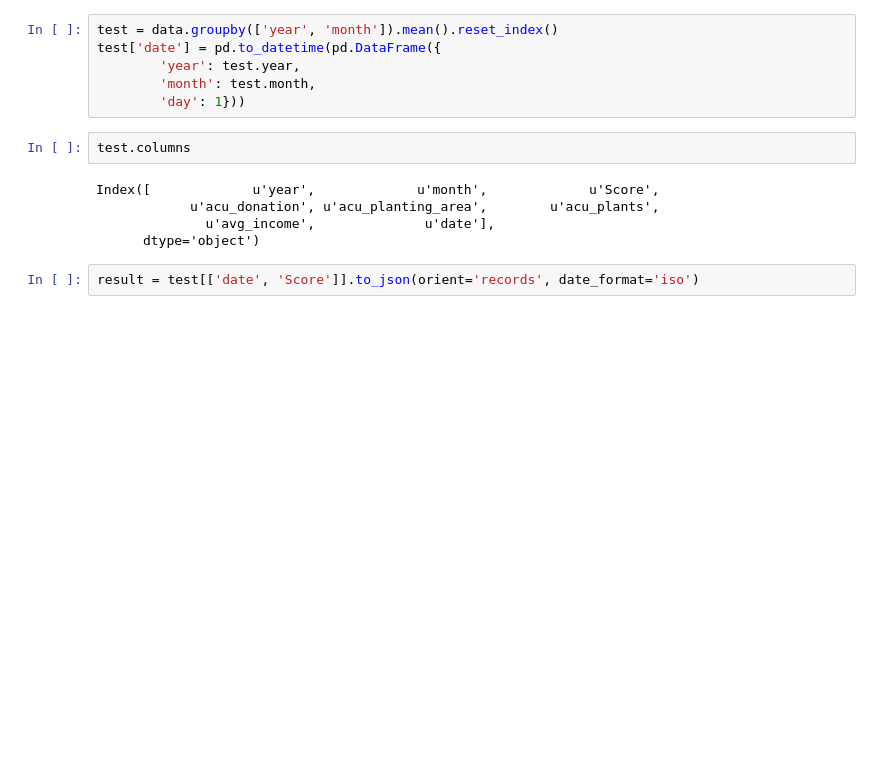
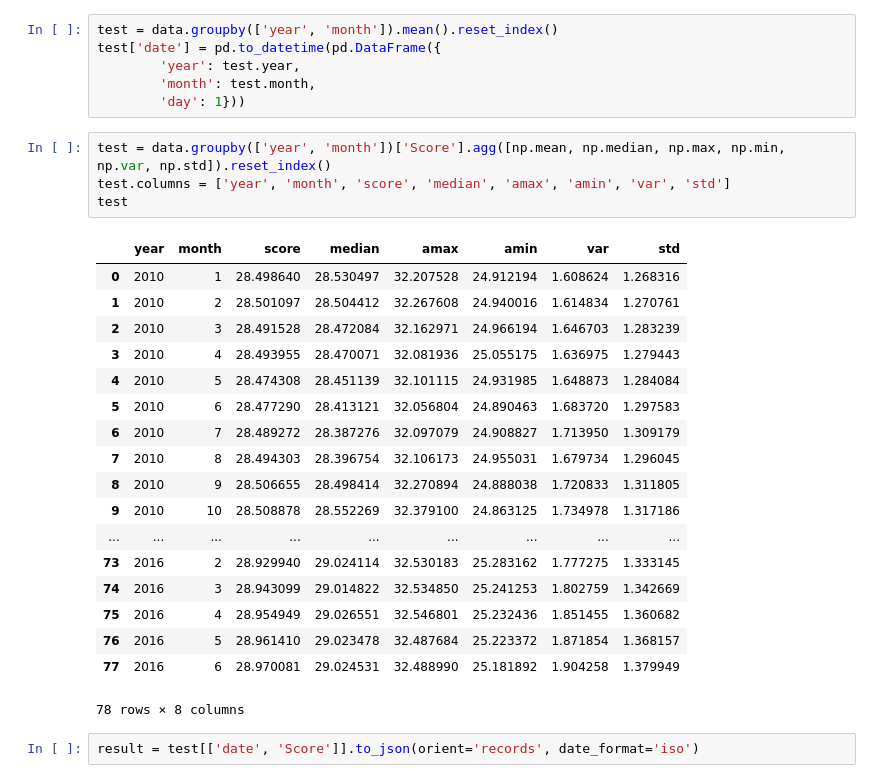
Before and after one commit to impact-learning/demo_backend, a Jupyter notebook: ML.ipynb, the cells around one changed output. Saved outputs shown, nothing was run; the diff lists cells and outputs as text; blank space fills up the shorter version.

```diff
--- a/ML.ipynb
+++ b/ML.ipynb
@@ -483,12 +483,28 @@ test['date'] = pd.to_datetime(pd.DataFrame({
         'year': test.year,
         'month': test.month,
         'day': 1}))
-# %%
-test.columns
-# %% [output]
-Index([             u'year',             u'month',             u'Score',
-            u'acu_donation', u'acu_planting_area',        u'acu_plants',
-              u'avg_income',              u'date'],
-      dtype='object')
+# %%
+test = data.groupby(['year', 'month'])['Score'].agg([np.mean, np.median, np.max, np.min, np.var, np.std]).reset_index()
+test.columns = ['year', 'month', 'score', 'median', 'amax', 'amin', 'var', 'std']
+test
+# %% [output]
+|  | year | month | score | median | amax | amin | var | std |
+| 0 | 2010 | 1 | 28.498640 | 28.530497 | 32.207528 | 24.912194 | 1.608624 | 1.268316 |
+| 1 | 2010 | 2 | 28.501097 | 28.504412 | 32.267608 | 24.940016 | 1.614834 | 1.270761 |
+| 2 | 2010 | 3 | 28.491528 | 28.472084 | 32.162971 | 24.966194 | 1.646703 | 1.283239 |
+| 3 | 2010 | 4 | 28.493955 | 28.470071 | 32.081936 | 25.055175 | 1.636975 | 1.279443 |
+| 4 | 2010 | 5 | 28.474308 | 28.451139 | 32.101115 | 24.931985 | 1.648873 | 1.284084 |
+| 5 | 2010 | 6 | 28.477290 | 28.413121 | 32.056804 | 24.890463 | 1.683720 | 1.297583 |
+| 6 | 2010 | 7 | 28.489272 | 28.387276 | 32.097079 | 24.908827 | 1.713950 | 1.309179 |
+| 7 | 2010 | 8 | 28.494303 | 28.396754 | 32.106173 | 24.955031 | 1.679734 | 1.296045 |
+| 8 | 2010 | 9 | 28.506655 | 28.498414 | 32.270894 | 24.888038 | 1.720833 | 1.311805 |
+| 9 | 2010 | 10 | 28.508878 | 28.552269 | 32.379100 | 24.863125 | 1.734978 | 1.317186 |
+| ... | ... | ... | ... | ... | ... | ... | ... | ... |
+| 73 | 2016 | 2 | 28.929940 | 29.024114 | 32.530183 | 25.283162 | 1.777275 | 1.333145 |
+| 74 | 2016 | 3 | 28.943099 | 29.014822 | 32.534850 | 25.241253 | 1.802759 | 1.342669 |
+| 75 | 2016 | 4 | 28.954949 | 29.026551 | 32.546801 | 25.232436 | 1.851455 | 1.360682 |
+| 76 | 2016 | 5 | 28.961410 | 29.023478 | 32.487684 | 25.223372 | 1.871854 | 1.368157 |
+| 77 | 2016 | 6 | 28.970081 | 29.024531 | 32.488990 | 25.181892 | 1.904258 | 1.379949 |
+78 rows × 8 columns
 # %%
 result = test[['date', 'Score']].to_json(orient='records', date_format='iso')
```
Also changed, not shown: parts of 1 cell of this notebook, 1 other file.
